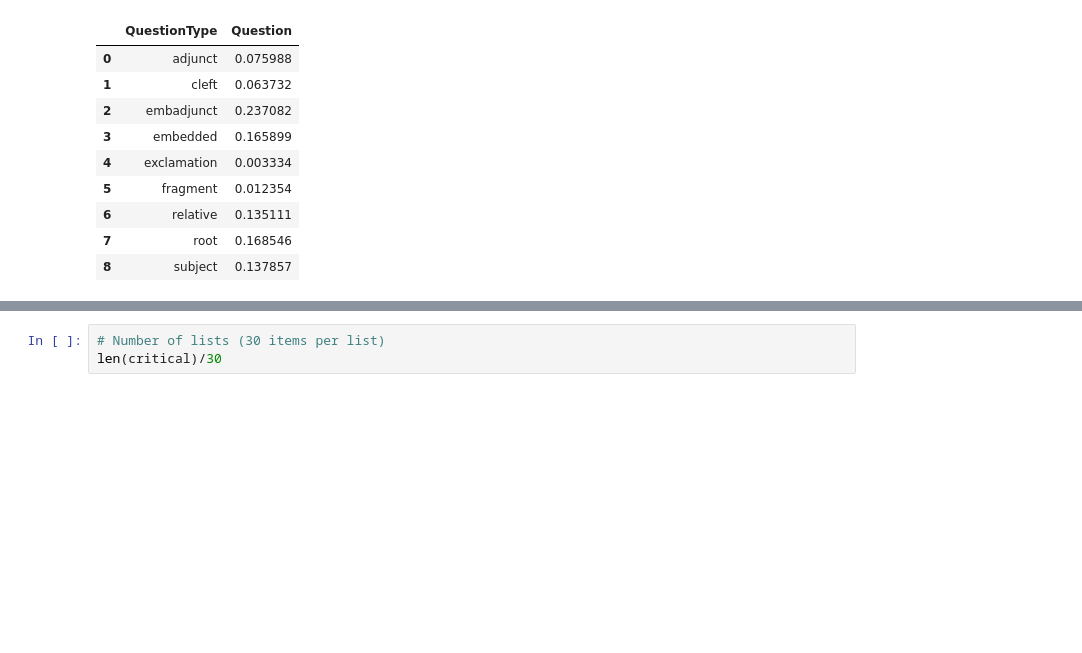
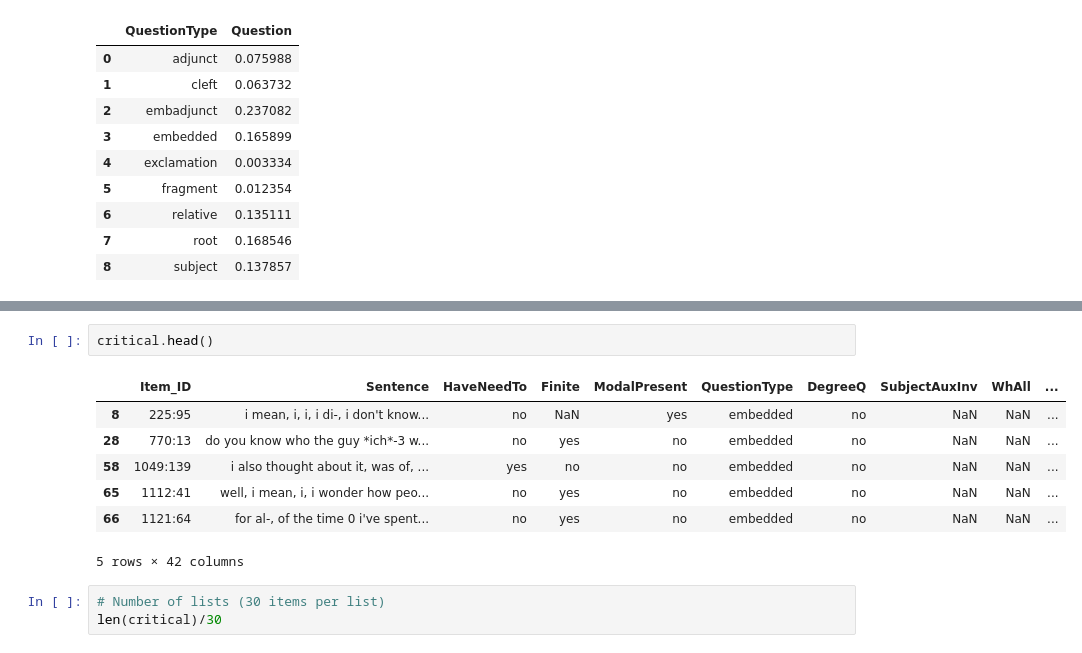
Before and after one commit to mcmoyer11/whquestions-tgrep2, a Jupyter notebook: corpus/analysis/sample_generator-embedded.ipynb, the cells around one changed output, grey strips where cells are left out. Saved outputs shown, nothing was run; the diff lists cells and outputs as text; blank space fills up the shorter version.

```diff
--- a/corpus/analysis/sample_generator-embedded.ipynb
+++ b/corpus/analysis/sample_generator-embedded.ipynb
@@ -86,3 +84,13 @@ len(critical)
+# %%
+critical.head()
+# %% [output]
+|  | Item_ID | Sentence | HaveNeedTo | Finite | ModalPresent | QuestionType | DegreeQ | SubjectAuxInv | WhAll | ... |
+| 8 | 225:95 | i mean, i, i, i di-, i don't know... | no | NaN | yes | embedded | no | NaN | NaN | ... |
+| 28 | 770:13 | do you know who the guy *ich*-3 w... | no | yes | no | embedded | no | NaN | NaN | ... |
+| 58 | 1049:139 | i also thought about it, was of, ... | yes | no | no | embedded | no | NaN | NaN | ... |
+| 65 | 1112:41 | well, i mean, i, i wonder how peo... | no | yes | no | embedded | no | NaN | NaN | ... |
+| 66 | 1121:64 | for al-, of the time 0 i've spent... | no | yes | no | embedded | no | NaN | NaN | ... |
+5 rows × 42 columns
 # %%
 # Number of lists (30 items per list)
 len(critical)/30
```
Also changed, not shown: parts of 7 cells of this notebook, 5 other files.
